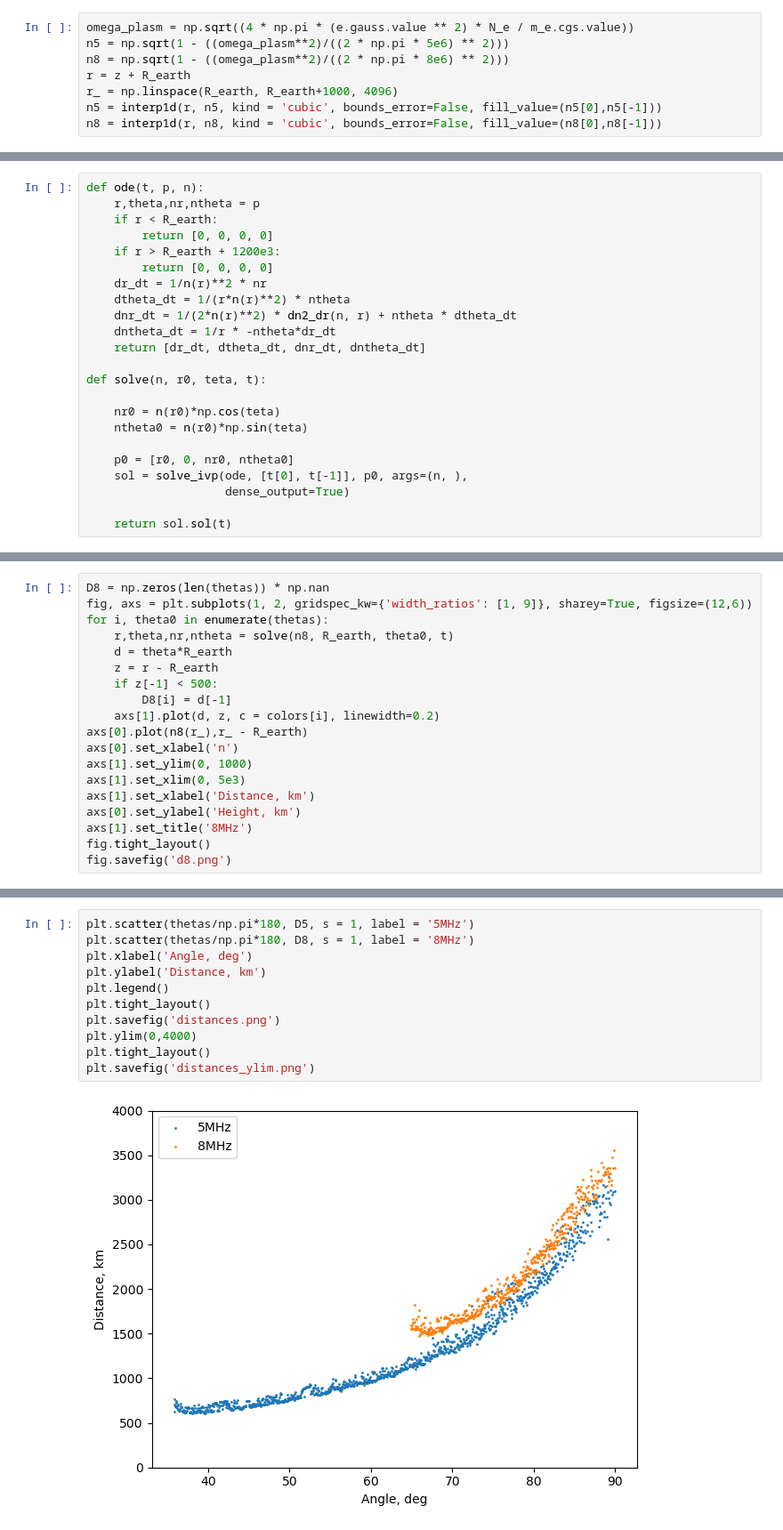
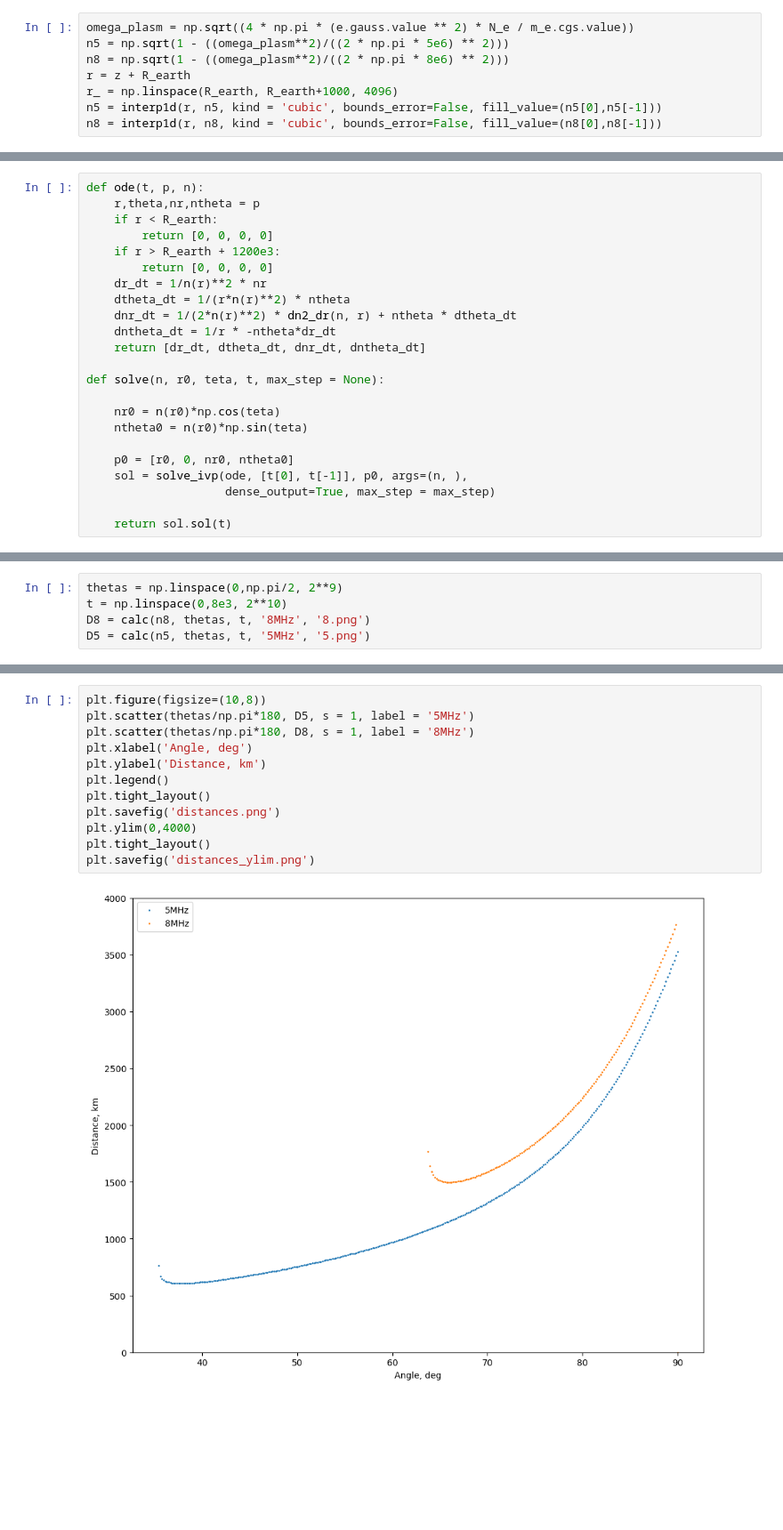
Before and after one commit to astronom-v-cube/exam_rrv, a Jupyter notebook: 6.ipynb, the cells around one changed output, grey strips where cells are left out. Shown at 89% size. Saved outputs shown, nothing was run; the diff lists cells and outputs as text; blank space fills up the shorter version.

```diff
--- a/6.ipynb
+++ b/6.ipynb
@@ -50,14 +52,14 @@ def ode(t, p, n):
     dntheta_dt = 1/r * -ntheta*dr_dt
     return [dr_dt, dtheta_dt, dnr_dt, dntheta_dt]
 
-def solve(n, r0, teta, t):
+def solve(n, r0, teta, t, max_step = None):
 
     nr0 = n(r0)*np.cos(teta)
     ntheta0 = n(r0)*np.sin(teta)
 
     p0 = [r0, 0, nr0, ntheta0]
     sol = solve_ivp(ode, [t[0], t[-1]], p0, args=(n, ),
-                    dense_output=True)
+                    dense_output=True, max_step = max_step)
 
     return sol.sol(t)
 # %%
@@ -88,20 +89,6 @@ fig.savefig('d5.png')
 # %%
-D8 = np.zeros(len(thetas)) * np.nan
-fig, axs = plt.subplots(1, 2, gridspec_kw={'width_ratios': [1, 9]}, sharey=True, figsize=(12,6))
-for i, theta0 in enumerate(thetas):
-    r,theta,nr,ntheta = solve(n8, R_earth, theta0, t)
-    d = theta*R_earth
-    z = r - R_earth
-    if z[-1] < 500:
-        D8[i] = d[-1]
-    axs[1].plot(d, z, c = colors[i], linewidth=0.2)
-axs[0].plot(n8(r_),r_ - R_earth)
-axs[0].set_xlabel('n')
-axs[1].set_ylim(0, 1000)
-axs[1].set_xlim(0, 5e3)
-axs[1].set_xlabel('Distance, km')
-axs[0].set_ylabel('Height, km')
-axs[1].set_title('8MHz')
-fig.tight_layout()
-fig.savefig('d8.png')
+thetas = np.linspace(0,np.pi/2, 2**9)
+t = np.linspace(0,8e3, 2**10)
+D8 = calc(n8, thetas, t, '8MHz', '8.png')
+D5 = calc(n5, thetas, t, '5MHz', '5.png')
 # %% [output]
@@ -109,13 +97,14 @@ fig.savefig('d8.png')
 # %%
+plt.figure(figsize=(10,8))
 plt.scatter(thetas/np.pi*180, D5, s = 1, label = '5MHz')
 plt.scatter(thetas/np.pi*180, D8, s = 1, label = '8MHz')
 plt.xlabel('Angle, deg')
 plt.ylabel('Distance, km')
 plt.legend()
 plt.tight_layout()
 plt.savefig('distances.png')
 plt.ylim(0,4000)
 plt.tight_layout()
 plt.savefig('distances_ylim.png')
 # %% [output]
-[figure, old version]
+[figure, new version]
```
Also changed, not shown: parts of 3 cells of this notebook.
